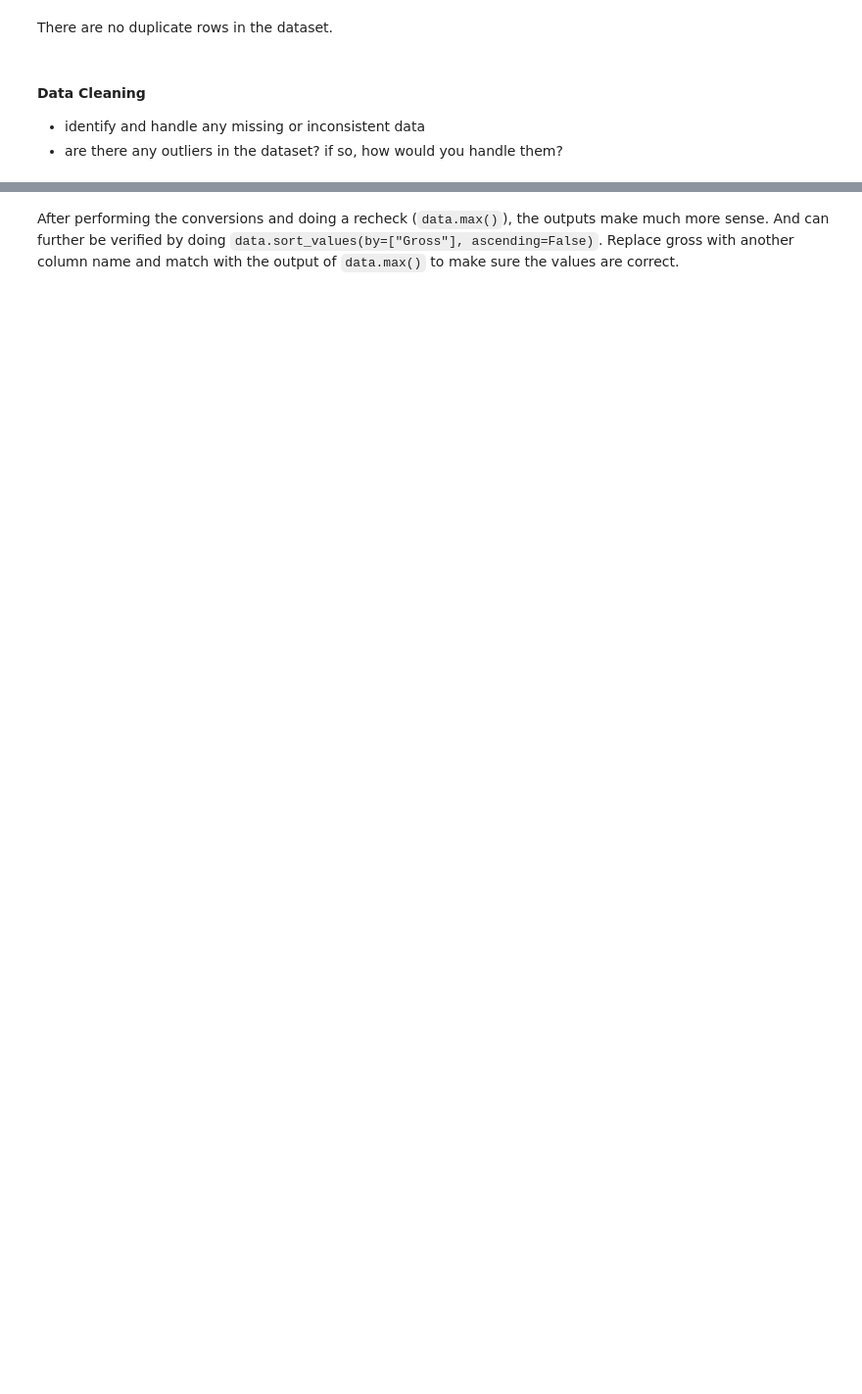
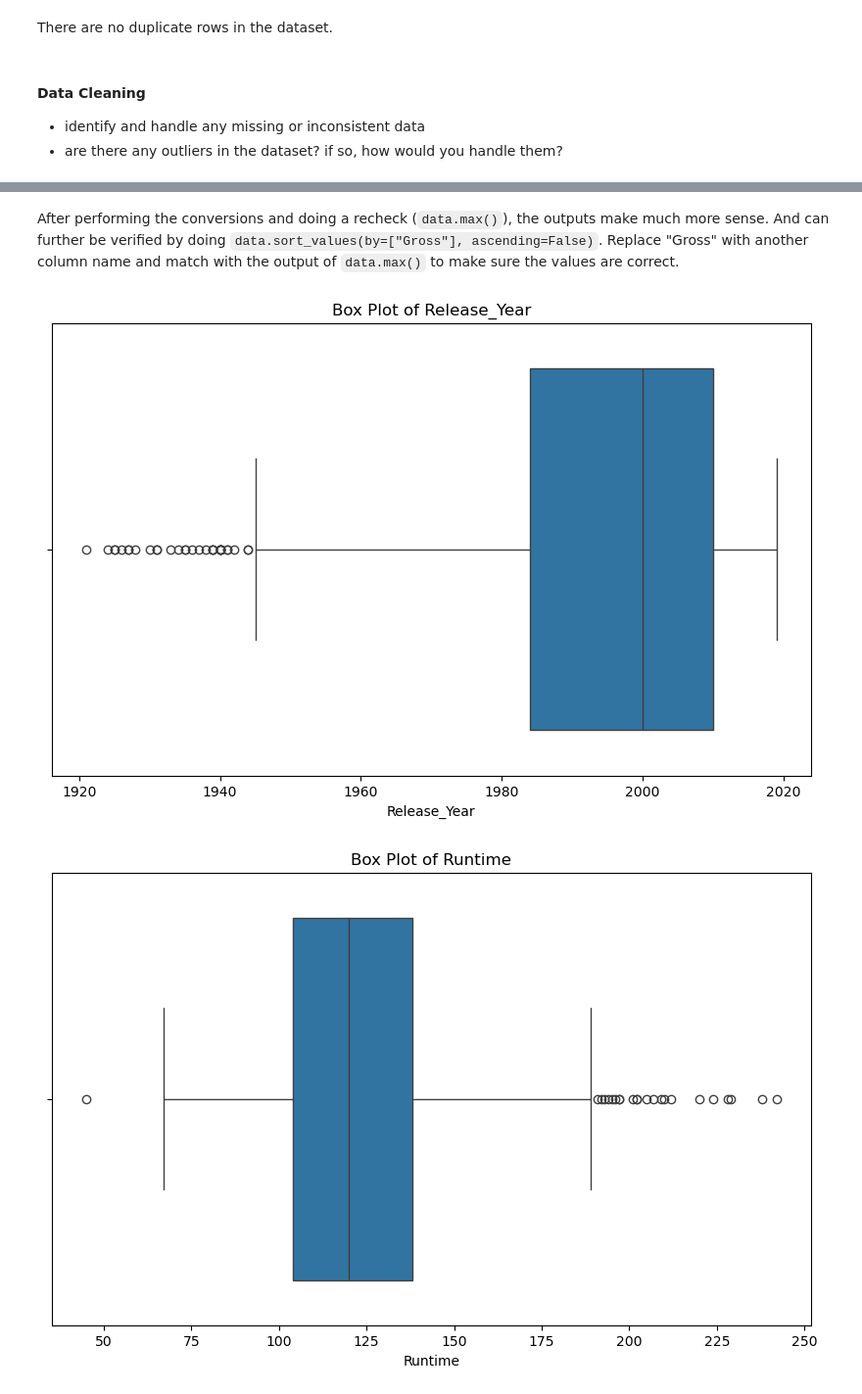
Before and after one commit to okashashuda/data-analysis-movies, a Jupyter notebook: movies-analysis.ipynb, the cells around one changed output, grey strips where cells are left out. Shown: that part at 98% size. Saved outputs shown, nothing was run; the diff lists cells and outputs as text; code cells hidden in the pictures; blank space fills up the shorter version.

```diff
--- a/movies-analysis.ipynb
+++ b/movies-analysis.ipynb
@@ -50,7 +90,7 @@ data = data.drop(columns=["Poster_Link", "Certificate", "Overview", "Meta_score"
 data = data.dropna(subset="Gross")
 
 # renaming columns
-data = data.rename(columns={"Series_Title" : "Movie_Title", "Released_Year" : "Release_Year", "Runtime" : "Runtime (in min)"})
+data = data.rename(columns={"Series_Title" : "Movie_Title", "Released_Year" : "Release_Year"})
 
 # using the Movie_Title as the index instead of 0,1,2...
 data = data.set_index("Movie_Title")
@@ -63,9 +115,9 @@ After removing any columns that were not needed, renaming some to eliminate conf
 data['Release_Year'] = pd.to_numeric(data['Release_Year'], errors='coerce').astype('Int64')
 
 # extract numeric values from Runtime and convert to int
-data['Runtime (in min)'] = data['Runtime (in min)'].str.extract(r'(\d+)').astype('Int64')
+data['Runtime'] = data['Runtime'].str.extract(r'(\d+)').astype('Int64')
 
 # remove non-numeric characters (like $, commas) and convert to int
 data['Gross'] = data['Gross'].replace(r'[\$,]', '', regex=True).astype('Int64')
 # %% [markdown]
-After performing the conversions and doing a recheck (`data.max()`), the outputs make much more sense. And can further be verified by doing `data.sort_values(by=["Gross"], ascending=False)`. Replace gross with another column name and match with the output of `data.max()` to make sure the values are correct.
+After performing the conversions and doing a recheck (`data.max()`), the outputs make much more sense. And can further be verified by doing `data.sort_values(by=["Gross"], ascending=False)`. Replace "Gross" with another column name and match with the output of `data.max()` to make sure the values are correct.
@@ -73,0 +124,11 @@ data.sort_values(by=["Gross"], ascending=False)
+# %%
+numeric_columns = ["Release_Year", "Runtime"]
+
+for column in numeric_columns:
+    plt.figure(figsize=(10,6))
+    sns.boxplot(x=data[column])
+    plt.title(f"Box Plot of {column}")
+    plt.show()
+# %% [output]
+[figure, added]
+[figure, added]
```
Also changed, not shown: parts of 32 cells of this notebook.
